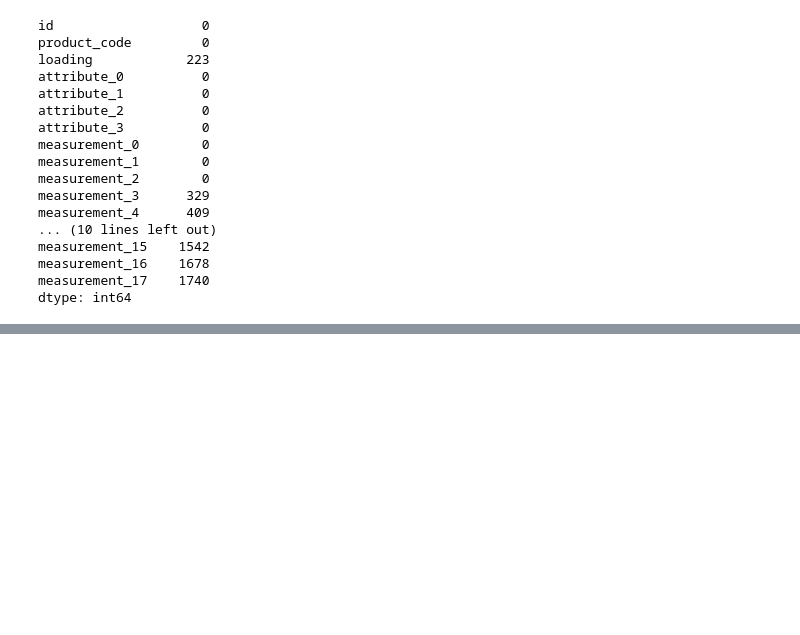
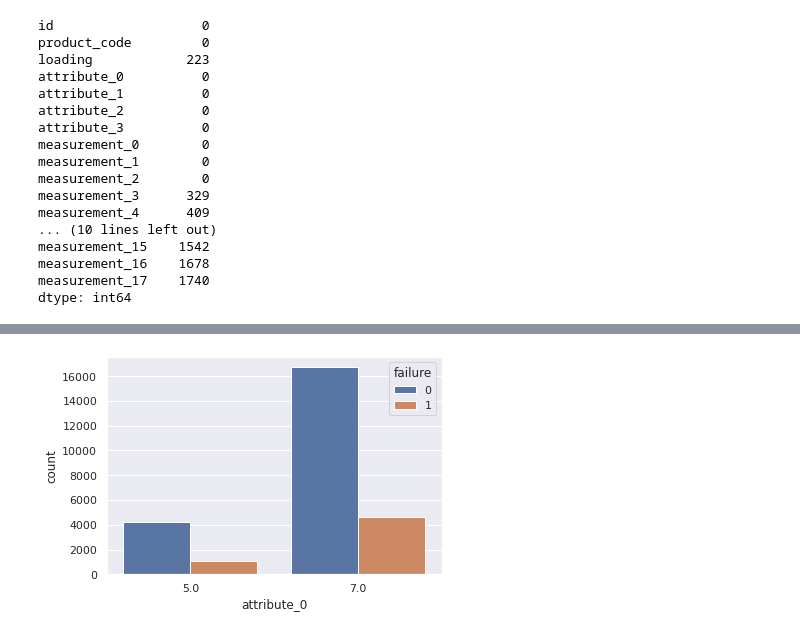
Before and after one commit to indhra/2019, a Jupyter notebook: playgroundseries-aug22.ipynb, the cells around one changed output, grey strips where cells are left out. Saved outputs shown, nothing was run; the diff lists cells and outputs as text; code cells hidden in the pictures; blank space fills up the shorter version.

```diff
--- a/playgroundseries-aug22.ipynb
+++ b/playgroundseries-aug22.ipynb
@@ -1009,0 +1219,82 @@ final_output = final.to_csv('/kaggle/working/submission.csv')
+# %%
+failures = main_data.copy()
+failures['attribute_0'] = (failures['attribute_0'].apply(lambda x:x.split('_')[1])).astype(float)
+failures['attribute_1'] = (failures['attribute_1'].apply(lambda x:x.split('_')[1])).astype(float)
+
+failure = failures
+fails = failures[failures['failure'] == 1]
+
+# for kal in failure.columns:
+kal = 'attribute_0'
+sns.countplot(data=failure, x=str(kal),  hue='failure')
+plt.show()
+print(f'{kal}', failure[kal].value_counts())
+
+
+
+kal = 'attribute_1'
+sns.countplot(data=failure, x=str(kal),  hue='failure')
+plt.show()
+print(f'{kal}', failure[kal].value_counts())
+
+
+
+kal = 'attribute_2'
+sns.countplot(data=failure, x=str(kal),  hue='failure')
+plt.show()
+print(f'{kal}', failure[kal].value_counts())
+
+
+
+failure['attribute_1x2']  = np.multiply(failure['attribute_1']   ,failure['attribute_2'] )
+kal = 'attribute_1x2'
+sns.countplot(data=failure, x=str(kal),  hue='failure')
+# plt.xticks(rotation=90)
+plt.show()
+print(f'{kal}', failure[kal].value_counts())
+
+
+
+
+failure['attribute_1x0']  = np.multiply(np.sqrt(failure['attribute_1'])   ,np.sqrt(failure['attribute_0'] ))
+kal = 'attribute_1x0'
+sns.countplot(data=failure, x=str(kal),  hue='failure')
+# plt.xticks(rotation=90)
+plt.show()
+print(f'{kal}', failure[kal].value_counts())
+
+
+
+
+failure['attribute_2x0']  = np.multiply(failure['attribute_2']   ,failure['attribute_0'] )
+kal = 'attribute_2x0'
+sns.countplot(data=failure, x=str(kal),  hue='failure')
+# plt.xticks(rotation=90)
+plt.show()
+print(f'{kal}', failure[kal].value_counts())
+
+
+
+
+failure['attribute_0x3']  = np.multiply(failure['attribute_1']   ,failure['attribute_3'] )
+kal = 'attribute_0x3'
+sns.countplot(data=failure, x=str(kal),  hue='failure')
+# plt.xticks(rotation=90)
+plt.show()
+print(f'{kal}', failure[kal].value_counts())
+
+failure['attribute_2x0x1']  = (failure['attribute_2']*failure['attribute_0']*failure['attribute_1'] )
+kal = 'attribute_2x0x1'
+sns.countplot(data=failure, x=str(kal),  hue='failure')
+# plt.xticks(rotation=90)
+plt.show()
+print(f'{kal}', failure[kal].value_counts())
+
+failure['attribute_3x2x0x1']  = (failure['attribute_3']*failure['attribute_2']*failure['attribute_0']*failure['attribute_1'] )
+kal = 'attribute_3x2x0x1'
+sns.countplot(data=failure, x=str(kal),  hue='failure')
+# plt.xticks(rotation=90)
+plt.show()
+print(f'{kal}', failure[kal].value_counts())
+# %% [output]
+[figure, added]
```
Also changed, not shown: parts of 37 cells of this notebook.
